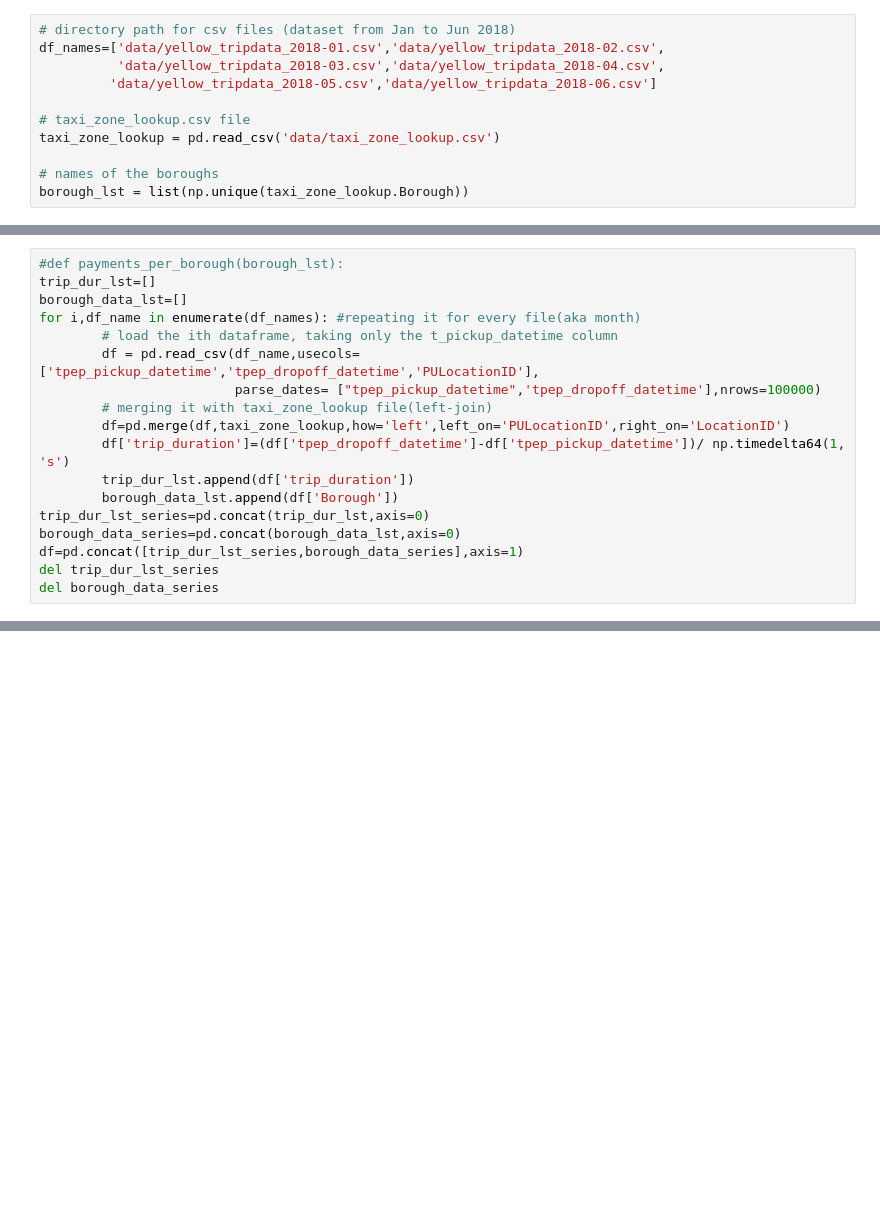
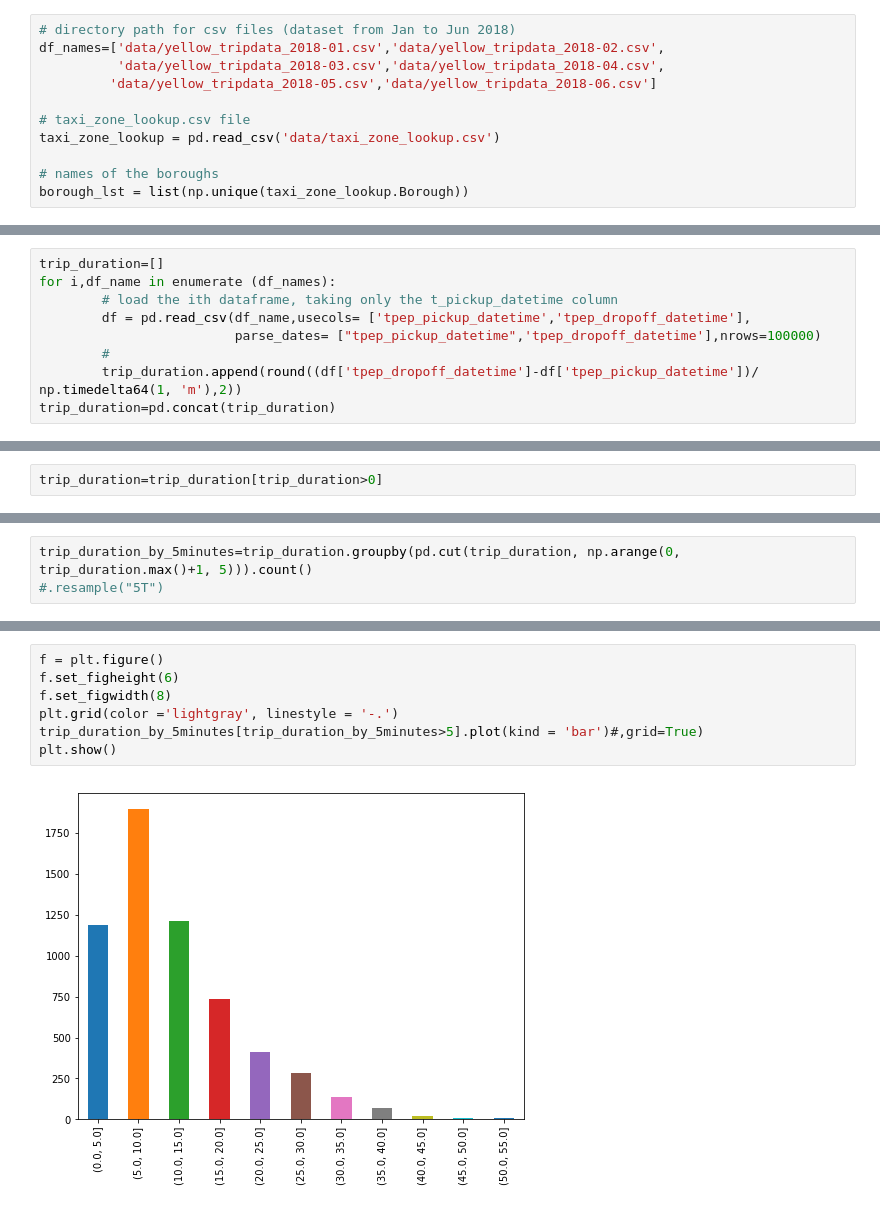
Before and after one commit to dusicastepic/ADMSecondHomework, a Jupyter notebook: RQ3.ipynb, the cells around one changed output, grey strips where cells are left out. Saved outputs shown, nothing was run; the diff lists cells and outputs as text; blank space fills up the shorter version.

```diff
--- a/RQ3.ipynb
+++ b/RQ3.ipynb
@@ -83,18 +23,0 @@ std
-# %%
-#def payments_per_borough(borough_lst):
-trip_dur_lst=[]
-borough_data_lst=[]
-for i,df_name in enumerate(df_names): #repeating it for every file(aka month)
-        # load the ith dataframe, taking only the t_pickup_datetime column
-        df = pd.read_csv(df_name,usecols= ['tpep_pickup_datetime','tpep_dropoff_datetime','PULocationID'],
-                         parse_dates= ["tpep_pickup_datetime",'tpep_dropoff_datetime'],nrows=100000)
-        # merging it with taxi_zone_lookup file(left-join)
-        df=pd.merge(df,taxi_zone_lookup,how='left',left_on='PULocationID',right_on='LocationID')
-        df['trip_duration']=(df['tpep_dropoff_datetime']-df['tpep_pickup_datetime'])/ np.timedelta64(1, 's')
-        trip_dur_lst.append(df['trip_duration'])
-        borough_data_lst.append(df['Borough'])
-trip_dur_lst_series=pd.concat(trip_dur_lst,axis=0)
-borough_data_series=pd.concat(borough_data_lst,axis=0)
-df=pd.concat([trip_dur_lst_series,borough_data_series],axis=1)
-del trip_dur_lst_series
-del borough_data_series
@@ -123,0 +24,9 @@ for bor in borough_lst:
+# %%
+trip_duration=[]
+for i,df_name in enumerate (df_names):
+        # load the ith dataframe, taking only the t_pickup_datetime column
+        df = pd.read_csv(df_name,usecols= ['tpep_pickup_datetime','tpep_dropoff_datetime'],
+                         parse_dates= ["tpep_pickup_datetime",'tpep_dropoff_datetime'],nrows=100000)
+        #
+        trip_duration.append(round((df['tpep_dropoff_datetime']-df['tpep_pickup_datetime'])/ np.timedelta64(1, 'm'),2))
+trip_duration=pd.concat(trip_duration)
@@ -123,0 +40,2 @@ for bor in borough_lst:
+# %%
+trip_duration=trip_duration[trip_duration>0]
@@ -123,0 +60,3 @@ for bor in borough_lst:
+# %%
+trip_duration_by_5minutes=trip_duration.groupby(pd.cut(trip_duration, np.arange(0, trip_duration.max()+1, 5))).count()
+#.resample("5T")
@@ -123,0 +77,9 @@ for bor in borough_lst:
+# %%
+f = plt.figure()
+f.set_figheight(6)
+f.set_figwidth(8)
+plt.grid(color ='lightgray', linestyle = '-.')
+trip_duration_by_5minutes[trip_duration_by_5minutes>5].plot(kind = 'bar')#,grid=True)
+plt.show()
+# %% [output]
+[figure, added]
```
Also changed, not shown: parts of 39 cells of this notebook.
